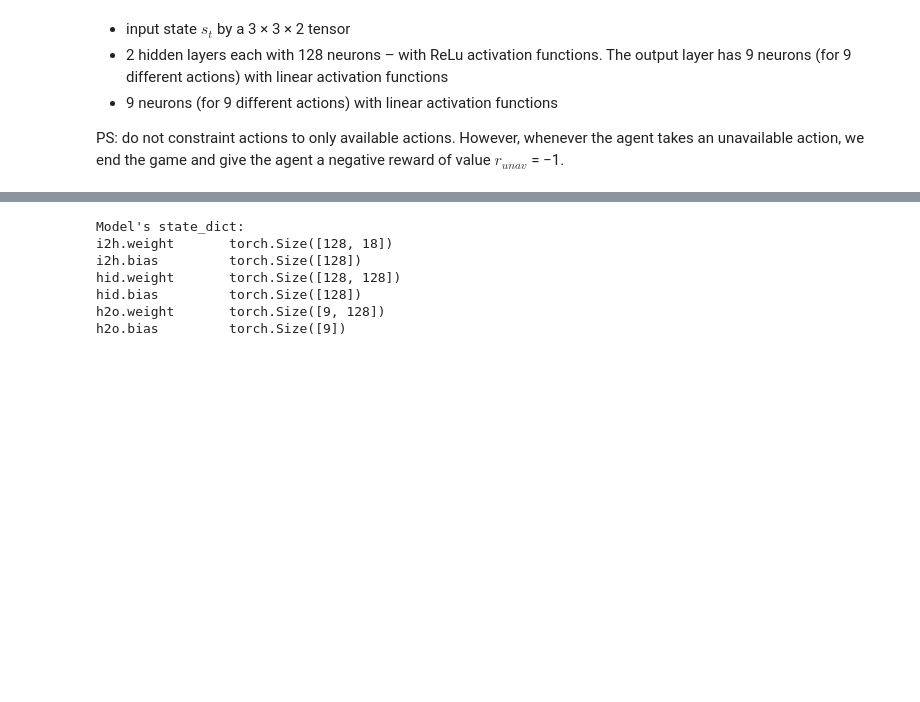
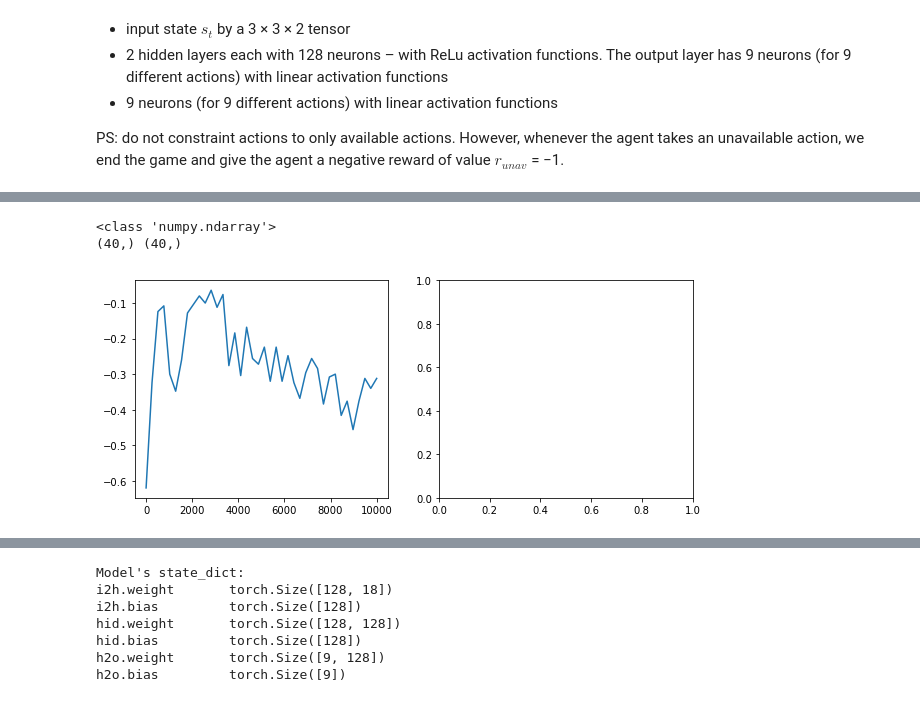
Before and after one commit to hibetterheyj/CS-456_RL_Project, a Jupyter notebook: tic_tac_toe_dqn.ipynb, the cells around one changed output, grey strips where cells are left out. Saved outputs shown, nothing was run; the diff lists cells and outputs as text; code cells hidden in the pictures; blank space fills up the shorter version.

```diff
--- a/tic_tac_toe_dqn.ipynb
+++ b/tic_tac_toe_dqn.ipynb
@@ -637,7 +666,7 @@ def optimize_model(
         param.grad.data.clamp_(-1, 1)
     optimizer.step()
 
-    # return loss.item()
+    return loss.detach().numpy()
 # %%
 def fit(
     n_episode: int = 20000,
@@ -692,6 +721,8 @@ def fit(
         "loss": []
     }
     summaries = []
+    losses = []
+    rewards = []
 
     # Expert
     expert = OptimalPlayer(epsilon=.5)
@@ -718,8 +749,8 @@ def fit(
 
         while not end:
             # Select and perform an action from DQN
-            state = grid_to_state(grid, switch=switch, vec=True).to(device)
-            action, _ = select_action(eps, policy, state, device)
+            # state = grid_to_state(grid, switch=switch, vec=True).to(device)
+            action, state, _ = select_action(eps, policy, grid, device, switch=switch)
             if env.check_valid(action.item()):
                 grid, end, winner = env.step(action.item(), print_grid=False)
                 reward = env.reward(player=player1)
@@ -740,7 +771,7 @@ def fit(
 
             memory.push(state, action, next_state, torch.tensor([reward], device=device))
 
-            optimize_model(
+            loss = optimize_model(
                 batch_size=batch_size,
                 gamma=gamma,
                 device=device,
@@ -751,6 +782,14 @@ def fit(
                 replay=replay,
                 memory=memory,
             )
+
+            losses.append(loss)
+
+        if reward != -1:
+            final_reward = env.reward(player=player1)
+            rewards.append(final_reward)
+        else:
+            rewards.append(-1)
 
         # update summary
         info['total'] = episode + 1
@@ -765,6 +804,7 @@ def fit(
         # info['loss'] = loss
         summaries.append(info)
 
+
         if episode and ((episode+1) % target_update) == 0:
             target.load_state_dict(policy.state_dict())
         if episode and ((episode+1) % logging_size) == 0:
@@ -775,10 +815,10 @@ def fit(
     torch.save(policy.state_dict(), 'policy.pth')
     logging.info("Save policy as {}!".format(save_ckpt))
 
-    return summaries
+    return summaries, losses, rewards
 # %%
 logging.basicConfig(level=logging.DEBUG)
-summary = fit(
+summaries, losses, rewards = fit(
     n_episode=10000,
     target_update=500,
     logging_size=2500,
@@ -786,8 +826,8 @@ summary = fit(
     e_max=0.2,
     n_star=10000,
     device=DEVICE,
-    replay=False,
-    batch_size=1,
+    replay=True,
+    batch_size=32,
 )
 # %% [output]
 INFO:root:Beginning training on: cuda
@@ -820 +870,12 @@ INFO:root:Policy saved!
+# %%
+import numpy as np
+import matplotlib.pyplot as plt
+
+_, ax = plt.subplots(1,2, figsize=(10, 4))
+# rewards_example = np.linspace(-1, 1, 20000) + np.random.rand(20000)
+window_avg_plot(axes=ax[0], var=rewards)
+# %% [output]
+<class 'numpy.ndarray'>
+(40,) (40,)
+[figure, added]
 # %%
```
Also changed, not shown: parts of 14 cells of this notebook, 3 other files.
